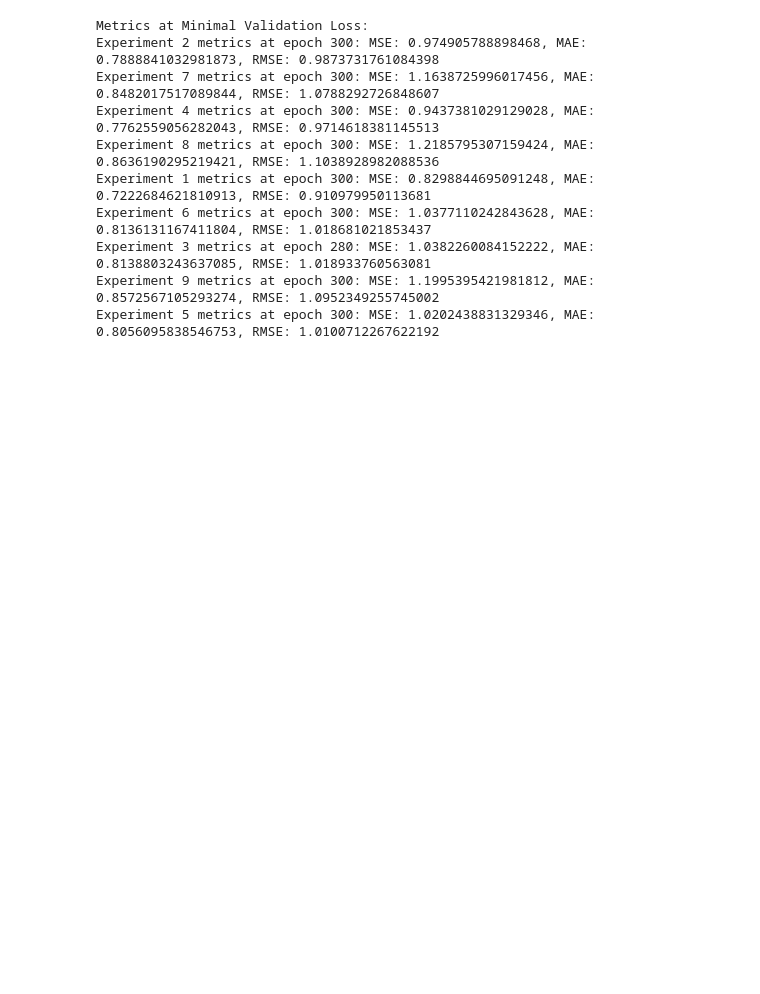
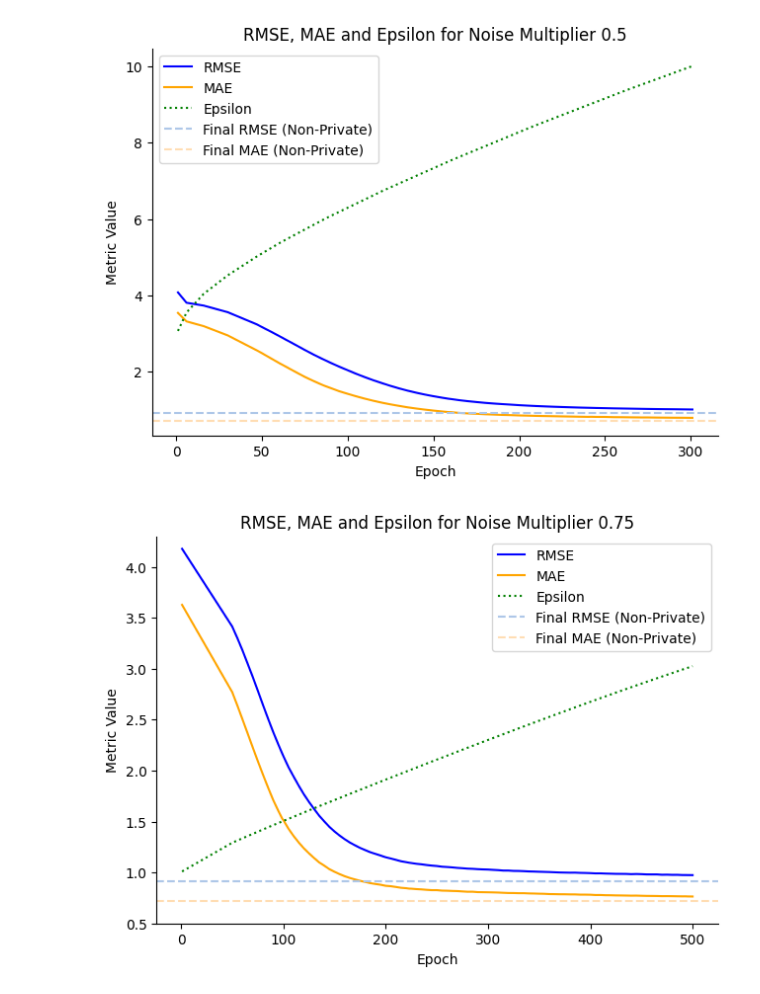
Before and after one commit to marisahunziker/privacy_fs25, a Jupyter notebook: evaluation/eval_dp.ipynb, the cells around one changed output. Drawn from its saved outputs; the diff is of its cells as text; code cells hidden in the pictures; blank space fills up the shorter version.

```diff
--- a/evaluation/eval_dp.ipynb
+++ b/evaluation/eval_dp.ipynb
@@ -238,40 +23,0 @@ Experiment 9 - Train Loss: 1.6531462012342844, Validation Loss: 1.20455163253883
-# %%
-# Function to extract the epoch with the minimal validation loss for each experiment
-def minimal_val_loss_epoch(losses):
-    min_val_loss_epochs = {}
-    for experiment_nr in losses.keys():
-        val_loss = losses[experiment_nr]['val_loss']
-        min_epoch = np.argmin(val_loss) + 1  # +1 to convert from 0-indexed to 1-indexed epoch
-        # round the epoch to nearest number % 10 == 0
-        min_epoch = round(min_epoch / 10) * 10
-        min_val_loss_epochs[experiment_nr] = min_epoch
-    return min_val_loss_epochs
-
-min_val_loss_epochs = minimal_val_loss_epoch(losses)
-
-# Function to extract the metric values at the epoch with the minimal validation loss
-def metrics_at_min_val_loss(metrics, min_val_loss_epochs):
-    metrics_at_min_val = {}
-    for experiment_nr, epoch in min_val_loss_epochs.items():
-        if epoch in metrics[experiment_nr]:
-            metrics_at_min_val[experiment_nr] = metrics[experiment_nr][epoch]
-        else:
-            print(f"Epoch {epoch} not found for Experiment {experiment_nr}")
-    return metrics_at_min_val
-
-metrics_min_val_loss = metrics_at_min_val_loss(metrics, min_val_loss_epochs)
-
-print("Metrics at Minimal Validation Loss:")
-for experiment_nr, metric in metrics_min_val_loss.items():
-    print(f"Experiment {experiment_nr} metrics at epoch {min_val_loss_epochs[experiment_nr]}: MSE: {metric['mse']}, MAE: {metric['mae']}, RMSE: {metric['rmse']}")
-# %% [output]
-Metrics at Minimal Validation Loss:
-Experiment 2 metrics at epoch 300: MSE: 0.974905788898468, MAE: 0.7888841032981873, RMSE: 0.9873731761084398
-Experiment 7 metrics at epoch 300: MSE: 1.1638725996017456, MAE: 0.8482017517089844, RMSE: 1.0788292726848607
-Experiment 4 metrics at epoch 300: MSE: 0.9437381029129028, MAE: 0.7762559056282043, RMSE: 0.9714618381145513
-Experiment 8 metrics at epoch 300: MSE: 1.2185795307159424, MAE: 0.8636190295219421, RMSE: 1.1038928982088536
-Experiment 1 metrics at epoch 300: MSE: 0.8298844695091248, MAE: 0.7222684621810913, RMSE: 0.910979950113681
-Experiment 6 metrics at epoch 300: MSE: 1.0377110242843628, MAE: 0.8136131167411804, RMSE: 1.018681021853437
-Experiment 3 metrics at epoch 280: MSE: 1.0382260084152222, MAE: 0.8138803243637085, RMSE: 1.018933760563081
-Experiment 9 metrics at epoch 300: MSE: 1.1995395421981812, MAE: 0.8572567105293274, RMSE: 1.0952349255745002
-Experiment 5 metrics at epoch 300: MSE: 1.0202438831329346, MAE: 0.8056095838546753, RMSE: 1.0100712267622192
@@ -319,0 +72,32 @@ plot_loss_vs_epsilon(losses, min_val_loss_np)
+# %%
+def plot_metrics(metrics, noise_multipliers, figure_base_path):
+    for noise_multiplier in noise_multipliers:
+        epochs = [entry['epoch'] for entry in metrics[noise_multiplier]]
+        rmses = [entry['rmse'] for entry in metrics[noise_multiplier]]
+        maes = [entry['mae'] for entry in metrics[noise_multiplier]]
+        epsilons = [entry['epsilon'] for entry in metrics[noise_multiplier]]
+        plt.figure(figsize=fig_size)
+        plt.plot(epochs, rmses, label='RMSE', color='blue')
+        plt.plot(epochs, maes, label='MAE', color='orange')
+        plt.plot(epochs, epsilons, label='Epsilon', color='green', linestyle=':')
+        plt.axhline(y=0.911, color='#aec7e8', linestyle='--', label='Final RMSE (Non-Private)')
+        plt.axhline(y=0.722, color='#ffddb3', linestyle='--', label='Final MAE (Non-Private)')
+        plt.title(f"RMSE, MAE and Epsilon for Noise Multiplier {noise_multiplier}")
+        plt.xlabel('Epoch')
+        plt.ylabel('Metric Value')
+        if noise_multiplier == 0.75 or noise_multiplier == 1.0:
+            plt.ylim(0.5, 4.3)  # Set y-axis scale from 0.5 to 5
+        plt.legend()
+        ax = plt.gca()
+        ax.spines['right'].set_visible(False)
+        ax.spines['top'].set_visible(False)
+        plt.tight_layout()
+        plt.savefig(f'{figure_base_path}metrics_dp_{noise_multiplier}.pdf')
+        plt.show()
+        plt.close()
+
+
+plot_metrics(metrics, noise_multipliers, figure_base_path)
+# %% [output]
+[figure, added]
+[figure, added]
```
Also changed, not shown: parts of 18 cells of this notebook, 3 other files.
